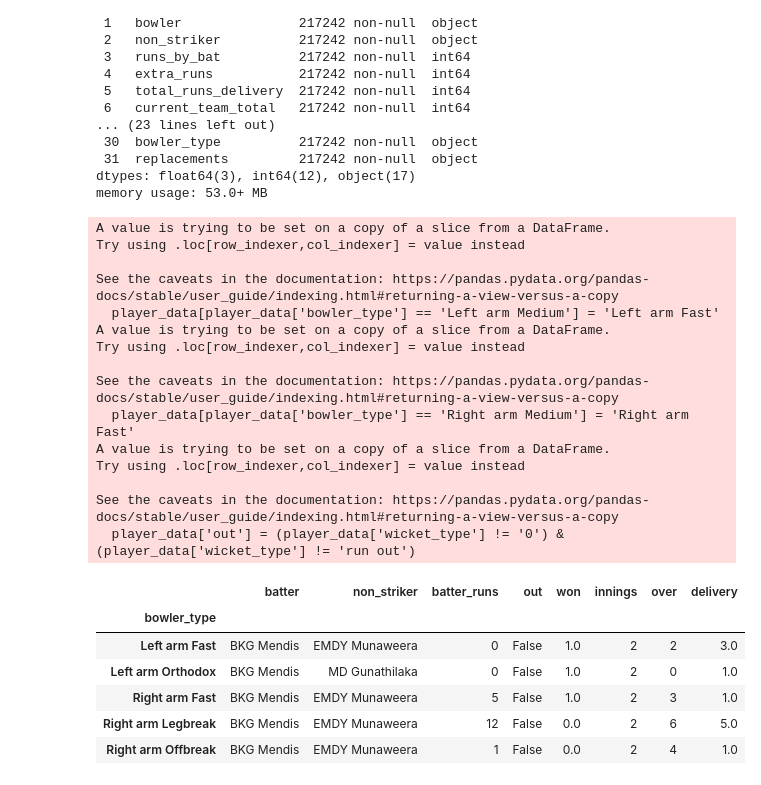
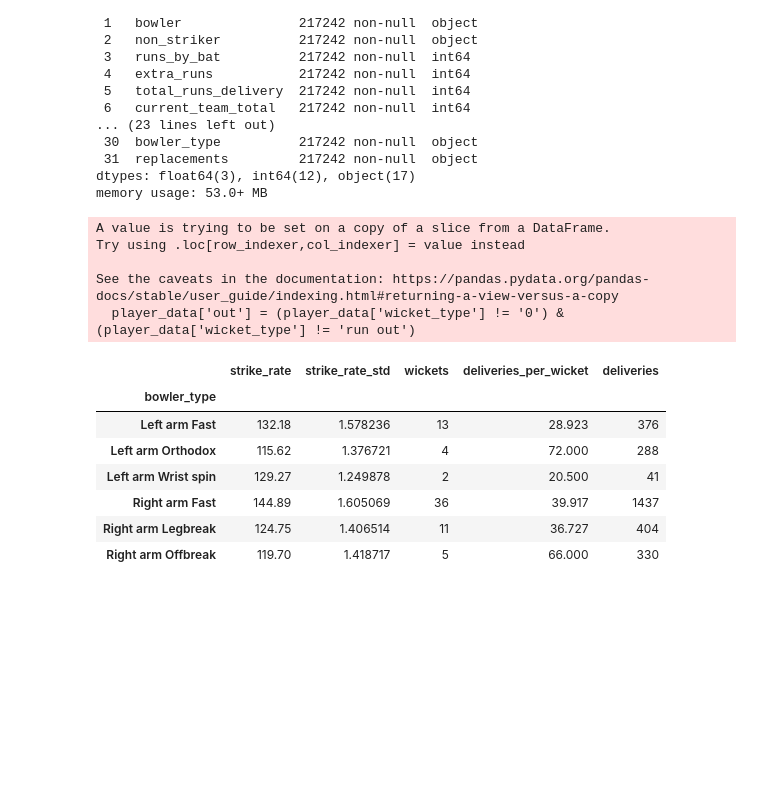
Before and after one commit to 19Kaumini/e19-co544-cricket-analytics-and-prediction, a Jupyter notebook: EDA/BatterBowlerType.ipynb, the cells around one changed output. Cells and saved outputs as stored; diff of their text form; code cells hidden in the pictures; blank space fills up the shorter version.

Commit message:
Batsman vs Bowler Type Comparison Completed

```diff
--- a/EDA/BatterBowlerType.ipynb
+++ b/EDA/BatterBowlerType.ipynb
@@ -25,45 +25,46 @@ Data columns (total 32 columns):
 dtypes: float64(3), int64(12), object(17)
 memory usage: 53.0+ MB
 # %%
-player_name = 'BKG Mendis'
-innings = [1, 2]
-player_data = data.loc[
-		(data['batter'] == player_name) & (data['innings'].isin(innings))
-	]
+def get_player_v_bowlers(player_name: str, innings = [1, 2]) -> pd.DataFrame:
+	player_data = data.loc[
+			(data['batter'] == player_name) & (data['innings'].isin(innings))
+		]
 
-player_data.head()
+	player_data.head()
 
-# Convert all medium bowlers to fast
-player_data[player_data['bowler_type'] == 'Left arm Medium'] = 'Left arm Fast'
-player_data[player_data['bowler_type'] == 'Right arm Medium'] = 'Right arm Fast'
-player_data['out'] = (player_data['wicket_type'] != '0') & (player_data['wicket_type'] != 'run out')
+	# Convert all medium bowlers to fast
+	player_data.loc[player_data['bowler_type'] == 'Left arm Medium', 'bowler_type'] = 'Left arm Fast'
+	player_data.loc[player_data['bowler_type'] == 'Right arm Medium', 'bowler_type'] = 'Right arm Fast'
 
 
-# group data by match_id
-cols = ['batter', 'non_striker', 'batter_runs', 'out', 'won', 'innings', 'over', 'delivery','bowler_type']
-player_data = player_data[cols]
+	player_data['out'] = (player_data['wicket_type'] != '0') & (player_data['wicket_type'] != 'run out')
 
-gp = player_data.groupby('bowler_type')
+
+	cols = ['batter', 'non_striker', 'runs_by_bat', 'out', 'won', 'innings', 'over', 'delivery','bowler_type']
+	player_data = player_data[cols]
+
+	gp = player_data.groupby('bowler_type')
+
+	player_v_bowler = pd.DataFrame()
+	player_v_bowler['strike_rate'] = round(gp['runs_by_bat'].mean() * 100, 2)
+	player_v_bowler['strike_rate_std'] = gp['runs_by_bat'].std()
+	player_v_bowler['wickets'] = gp['out'].sum()
+	player_v_bowler['deliveries_per_wicket'] = round(1 / gp['out'].mean(), 3)
+	player_v_bowler['deliveries'] = gp.size()
+	return player_v_bowler
+
+get_player_v_bowlers('V Kohli')
 # %% [output]
-A value is trying to be set on a copy of a slice from a DataFrame.
-Try using .loc[row_indexer,col_indexer] = value instead
-
-See the caveats in the documentation: https://pandas.pydata.org/pandas-docs/stable/user_guide/indexing.html#returning-a-view-versus-a-copy
-  player_data[player_data['bowler_type'] == 'Left arm Medium'] = 'Left arm Fast'
-A value is trying to be set on a copy of a slice from a DataFrame.
-Try using .loc[row_indexer,col_indexer] = value instead
-
-See the caveats in the documentation: https://pandas.pydata.org/pandas-docs/stable/user_guide/indexing.html#returning-a-view-versus-a-copy
-  player_data[player_data['bowler_type'] == 'Right arm Medium'] = 'Right arm Fast'
 A value is trying to be set on a copy of a slice from a DataFrame.
 Try using .loc[row_indexer,col_indexer] = value instead
 
 See the caveats in the documentation: https://pandas.pydata.org/pandas-docs/stable/user_guide/indexing.html#returning-a-view-versus-a-copy
   player_data['out'] = (player_data['wicket_type'] != '0') & (player_data['wicket_type'] != 'run out')
-|  | batter | non_striker | batter_runs | out | won | innings | over | delivery |
-| bowler_type |  |  |  |  |  |  |  |  |
-| Left arm Fast | BKG Mendis | EMDY Munaweera | 0 | False | 1.0 | 2 | 2 | 3.0 |
-| Left arm Orthodox | BKG Mendis | MD Gunathilaka | 0 | False | 1.0 | 2 | 0 | 1.0 |
-| Right arm Fast | BKG Mendis | EMDY Munaweera | 5 | False | 1.0 | 2 | 3 | 1.0 |
-| Right arm Legbreak | BKG Mendis | EMDY Munaweera | 12 | False | 0.0 | 2 | 6 | 5.0 |
-| Right arm Offbreak | BKG Mendis | EMDY Munaweera | 1 | False | 0.0 | 2 | 4 | 1.0 |
+|  | strike_rate | strike_rate_std | wickets | deliveries_per_wicket | deliveries |
+| bowler_type |  |  |  |  |  |
+| Left arm Fast | 132.18 | 1.578236 | 13 | 28.923 | 376 |
+| Left arm Orthodox | 115.62 | 1.376721 | 4 | 72.000 | 288 |
+| Left arm Wrist spin | 129.27 | 1.249878 | 2 | 20.500 | 41 |
+| Right arm Fast | 144.89 | 1.605069 | 36 | 39.917 | 1437 |
+| Right arm Legbreak | 124.75 | 1.406514 | 11 | 36.727 | 404 |
+| Right arm Offbreak | 119.70 | 1.418717 | 5 | 66.000 | 330 |
```
Also changed, not shown: parts of 1 cell of this notebook.
